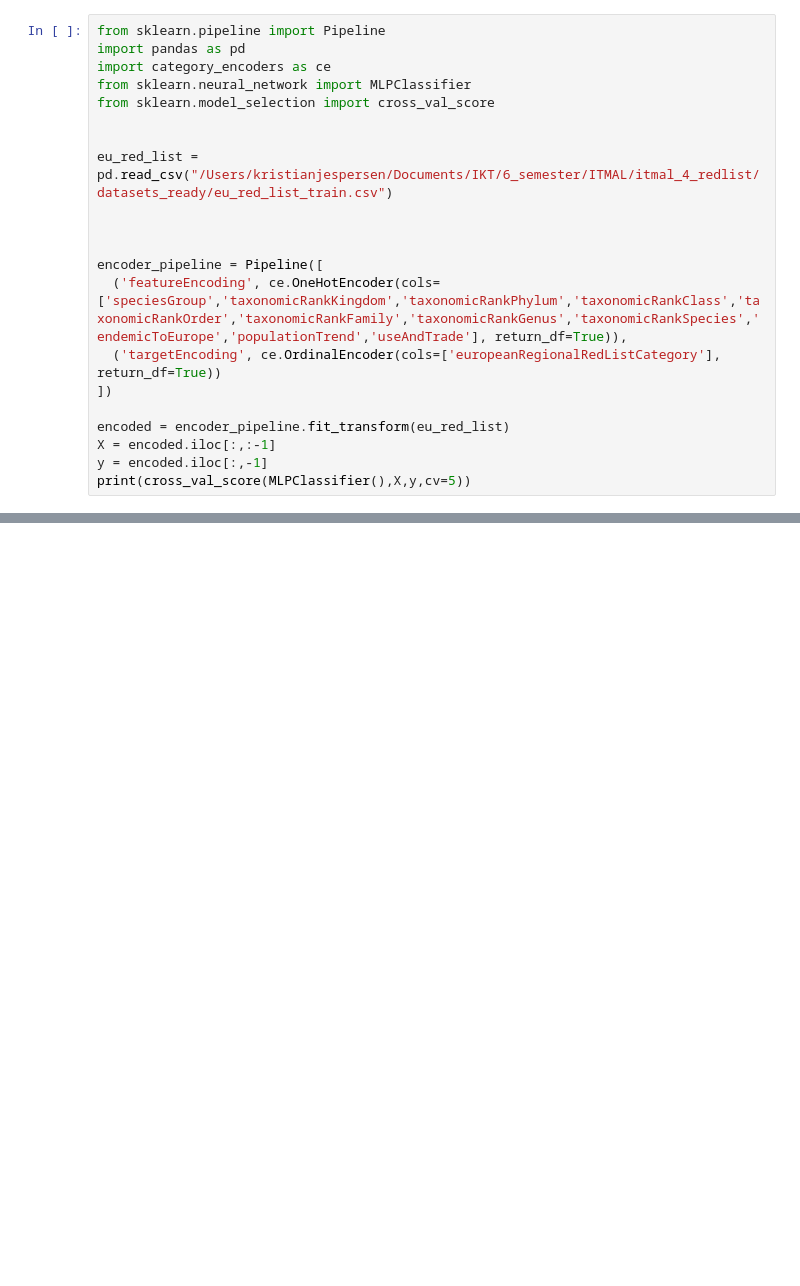
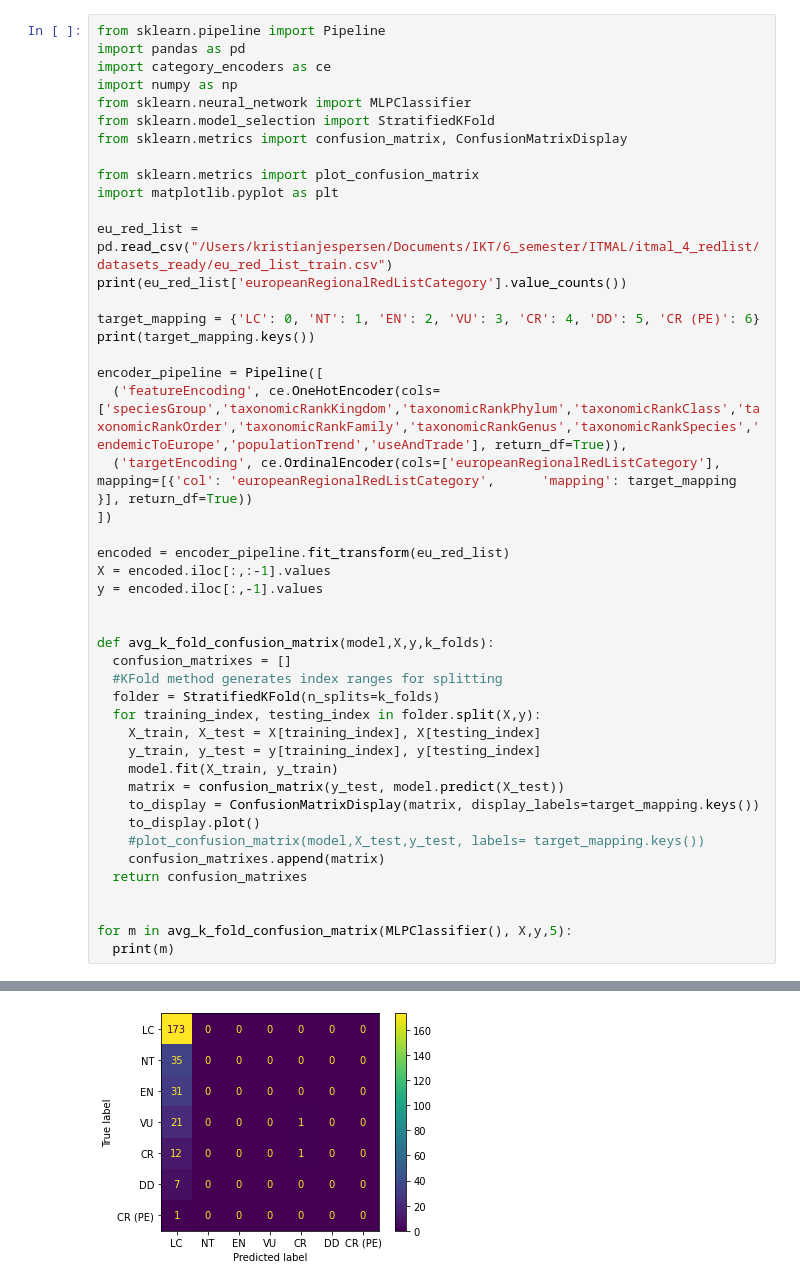
Before and after one commit to laukvalitet/itmal_4_redlist, a Jupyter notebook: l/mlp.ipynb, the cells around one changed output, grey strips where cells are left out. Drawn from its saved outputs; the diff is of its cells as text; blank space fills up the shorter version.

Commit message:
stratified kfold returns k confusion matrixes with labels

```diff
--- a/l/mlp.ipynb
+++ b/l/mlp.ipynb
@@ -2,21 +2,46 @@
 from sklearn.pipeline import Pipeline
 import pandas as pd
 import category_encoders as ce
+import numpy as np
 from sklearn.neural_network import MLPClassifier
-from sklearn.model_selection import cross_val_score
+from sklearn.model_selection import StratifiedKFold
+from sklearn.metrics import confusion_matrix, ConfusionMatrixDisplay
 
+from sklearn.metrics import plot_confusion_matrix
+import matplotlib.pyplot as plt
 
 eu_red_list = pd.read_csv("/Users/kristianjespersen/Documents/IKT/6_semester/ITMAL/itmal_4_redlist/datasets_ready/eu_red_list_train.csv")
+print(eu_red_list['europeanRegionalRedListCategory'].value_counts())
 
-
+target_mapping = {'LC': 0, 'NT': 1, 'EN': 2, 'VU': 3, 'CR': 4, 'DD': 5, 'CR (PE)': 6}
+print(target_mapping.keys())
 
 encoder_pipeline = Pipeline([
   ('featureEncoding', ce.OneHotEncoder(cols=['speciesGroup','taxonomicRankKingdom','taxonomicRankPhylum','taxonomicRankClass','taxonomicRankOrder','taxonomicRankFamily','taxonomicRankGenus','taxonomicRankSpecies','endemicToEurope','populationTrend','useAndTrade'], return_df=True)),
-  ('targetEncoding', ce.OrdinalEncoder(cols=['europeanRegionalRedListCategory'], return_df=True))
+  ('targetEncoding', ce.OrdinalEncoder(cols=['europeanRegionalRedListCategory'], mapping=[{'col': 'europeanRegionalRedListCategory',      'mapping': target_mapping }], return_df=True))
 ])
 
 encoded = encoder_pipeline.fit_transform(eu_red_list)
-X = encoded.iloc[:,:-1]
-y = encoded.iloc[:,-1]
-print(cross_val_score(MLPClassifier(),X,y,cv=5))
+X = encoded.iloc[:,:-1].values
+y = encoded.iloc[:,-1].values
+
+
+def avg_k_fold_confusion_matrix(model,X,y,k_folds):
+  confusion_matrixes = []
+  #KFold method generates index ranges for splitting
+  folder = StratifiedKFold(n_splits=k_folds)
+  for training_index, testing_index in folder.split(X,y):
+    X_train, X_test = X[training_index], X[testing_index]
+    y_train, y_test = y[training_index], y[testing_index]
+    model.fit(X_train, y_train)
+    matrix = confusion_matrix(y_test, model.predict(X_test))
+    to_display = ConfusionMatrixDisplay(matrix, display_labels=target_mapping.keys())
+    to_display.plot()
+    #plot_confusion_matrix(model,X_test,y_test, labels= target_mapping.keys())
+    confusion_matrixes.append(matrix)
+  return confusion_matrixes
+
+
+for m in avg_k_fold_confusion_matrix(MLPClassifier(), X,y,5):
+  print(m)
 # %% [output]
@@ -23,0 +65 @@ ModuleNotFoundError: No module named 'category_encoders'
+[figure, added]
```
Also changed, not shown: parts of 1 cell of this notebook, 4 other files.
